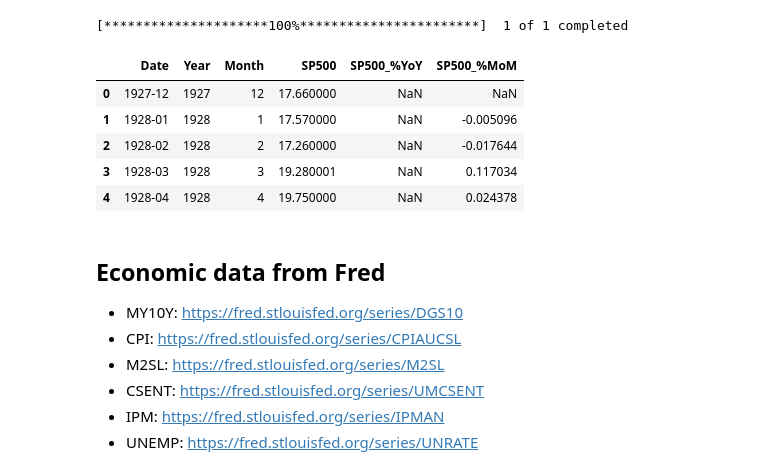
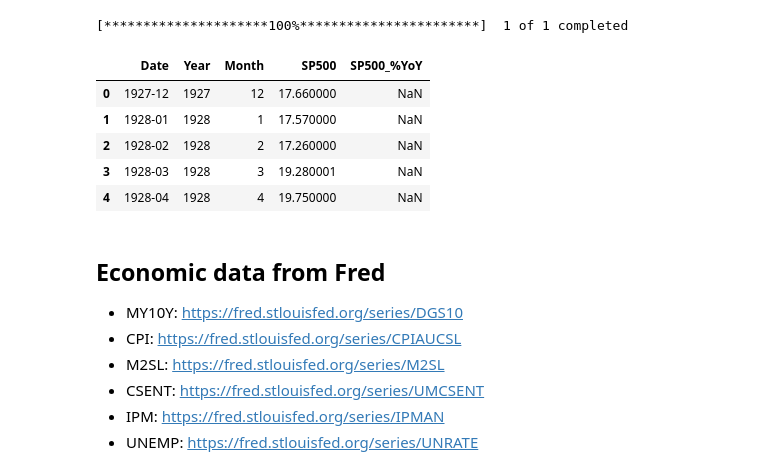
Before and after one commit to RanArino/Course_Projects, a Jupyter notebook: BDM500_PredictiveAnalysis/Projects/get_data.ipynb, the cells around one changed output. Saved outputs shown, nothing was run; the diff lists cells and outputs as text; code cells hidden in the pictures.

```diff
--- a/BDM500_PredictiveAnalysis/Projects/get_data.ipynb
+++ b/BDM500_PredictiveAnalysis/Projects/get_data.ipynb
@@ -12,7 +13,7 @@ import pandas as pd
 fred = Fred(api_key = get_fredapi_key())
 # %%
 # define dataframe
-df = pd.DataFrame()
+df_origin = pd.DataFrame()
 # %% [markdown]
 ## S&P500
 
@@ -24,29 +25,26 @@ sp500 = yf.download(['^GSPC']).resample('M').last().reset_index()
 [*********************100%***********************]  1 of 1 completed
 # %%
 # add "Date" (format: yyyy-mm) column to "df"
-df['Date'] = sp500['Date'].dt.strftime('%Y-%m')
+df_origin['Date'] = sp500['Date'].dt.strftime('%Y-%m')
 
 # create new columns: "Year" and "Month" and add them to "df"
-df['Year'] = sp500['Date'].dt.year
-df['Month'] = sp500['Date'].dt.month
+df_origin['Year'] = sp500['Date'].dt.year
+df_origin['Month'] = sp500['Date'].dt.month
 
 # add S&P500 data
-df['SP500'] = sp500['Close']
+df_origin['SP500'] = sp500['Close']
 
 # calculate % change of YoY
-df['SP500_%YoY'] = df['SP500'].pct_change(12)
+df_origin['SP500_%YoY'] = df_origin['SP500'].pct_change(12)
 
-# calculate % change of MoM
-df['SP500_%MoM'] = df['SP500'].pct_change()
-
-df.head()
+df_origin.head()
 # %% [output]
-|  | Date | Year | Month | SP500 | SP500_%YoY | SP500_%MoM |
-| 0 | 1927-12 | 1927 | 12 | 17.660000 | NaN | NaN |
-| 1 | 1928-01 | 1928 | 1 | 17.570000 | NaN | -0.005096 |
-| 2 | 1928-02 | 1928 | 2 | 17.260000 | NaN | -0.017644 |
-| 3 | 1928-03 | 1928 | 3 | 19.280001 | NaN | 0.117034 |
-| 4 | 1928-04 | 1928 | 4 | 19.750000 | NaN | 0.024378 |
+|  | Date | Year | Month | SP500 | SP500_%YoY |
+| 0 | 1927-12 | 1927 | 12 | 17.660000 | NaN |
+| 1 | 1928-01 | 1928 | 1 | 17.570000 | NaN |
+| 2 | 1928-02 | 1928 | 2 | 17.260000 | NaN |
+| 3 | 1928-03 | 1928 | 3 | 19.280001 | NaN |
+| 4 | 1928-04 | 1928 | 4 | 19.750000 | NaN |
 # %% [markdown]
 ## Economic data from Fred
 
```
Also changed, not shown: parts of 7 cells of this notebook.
